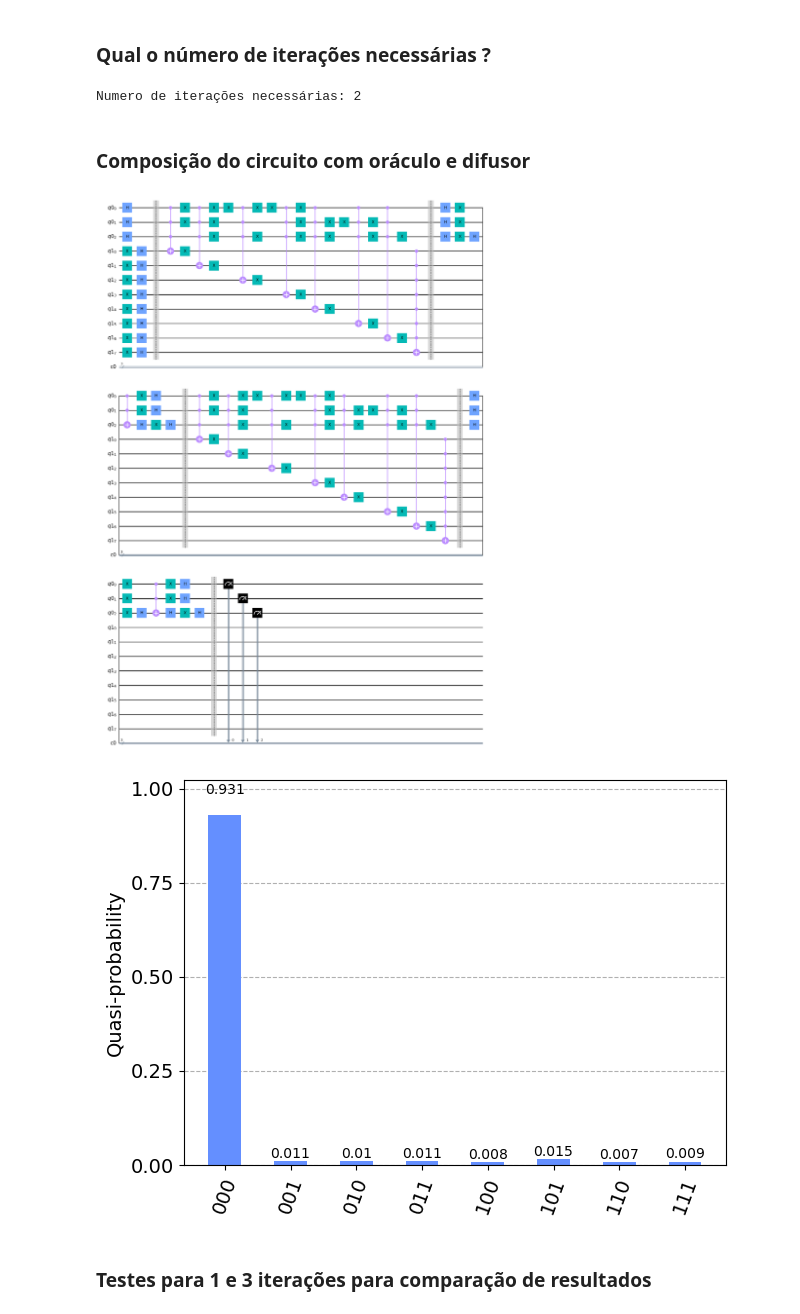
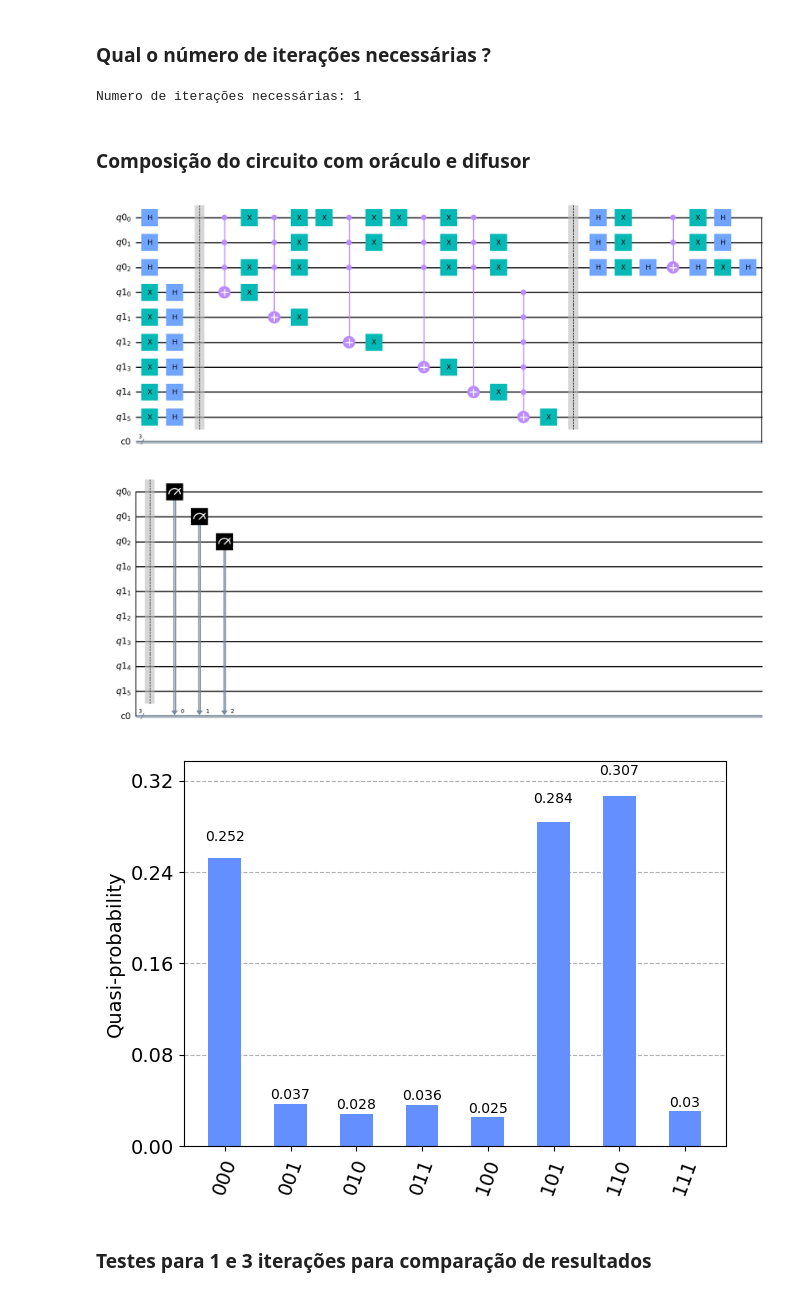
Before and after one commit to carlos01amc/Projeto-IC, a Jupyter notebook: Projeto_IC.ipynb, the cells around one changed output. Cells and saved outputs as stored; diff of their text form; code cells hidden in the pictures.

```diff
--- a/Projeto_IC.ipynb
+++ b/Projeto_IC.ipynb
@@ -71,9 +78,9 @@ Para implementá-lo corretamente, é necessário saber quantos qubits serão nec
 - Construção do circuito.
 # %%
 #Criação do Circuito
-n_qubits = 11
+n_qubits = 9
 qr = QuantumRegister(3)
-ancilla = QuantumRegister(8)
+ancilla = QuantumRegister(6)
 cr = ClassicalRegister(3)
 qc = QuantumCircuit(qr, cr, ancilla)
 
@@ -101,19 +108,19 @@ def oracle(qr, ancilla):
 
     #f2
     qc.x(qr[0])
-    qc.x(qr[1])
+    qc.x(qr[2])
     qc.mcx(qr,ancilla[1])
     qc.x(ancilla[1])
     qc.x(qr[0])
-    qc.x(qr[1])
+    qc.x(qr[2])
 
     #f3
     qc.x(qr[0])
-    qc.x(qr[2])
+    qc.x(qr[1])
     qc.mcx(qr,ancilla[2])
     qc.x(ancilla[2])
     qc.x(qr[0])
-    qc.x(qr[2])
+    qc.x(qr[1])
 
     #f4
     qc.x(qr[0])
@@ -130,21 +137,10 @@ def oracle(qr, ancilla):
     qc.x(qr[1])
     qc.x(qr[2])
 
-    #f6
-    qc.x(qr[1])
-    qc.mcx(qr,ancilla[5])
-    qc.x(ancilla[5])
-    qc.x(qr[1])
-
-    #f7
-    qc.x(qr[2])
-    qc.mcx(qr,ancilla[6])
-    qc.x(ancilla[6])
-    qc.x(qr[2])
-
-
     #F
     qc.mcx(ancilla[:-1],ancilla[-1])
+    qc.x(ancilla[-1])
+
 
     qc.barrier()
     return qc
@@ -178,26 +174,26 @@ def diffusion_operator(qr, ancilla):
 ### Qual o número de iterações necessárias ?
 # %%
 elementos = 2**3
-iteracoes= int(np.floor(np.pi/4 * np.sqrt(elementos)))
+iteracoes= int(np.floor(np.pi/4 * np.sqrt(elementos/3)))
 print("Numero de iterações necessárias: %d " % iteracoes)
 # %% [output]
-Numero de iterações necessárias: 2
+Numero de iterações necessárias: 1
 # %% [markdown]
 ### Composição do circuito com oráculo e difusor
 # %%
-for i in range(2):
+for i in range(iteracoes):
     qc = qc.compose(oracle(qr,ancilla))
     qc = qc.compose(diffusion_operator(qr,ancilla))
 
 qc.measure(qr,cr)
 qc.draw(output="mpl")
 # %% [output]
-[figure, old version]
+[figure, new version]
 # %%
-counts = execute_circuit(qc)
+counts = execute_circuit(qc, reversed=True)
 plot_distribution(counts)
 # %% [output]
-[figure, old version]
+[figure, new version]
 # %% [markdown]
 ### Testes para 1 e 3 iterações para comparação de resultados
 # %%
```
Also changed, not shown: parts of 12 cells of this notebook, 1 other file.
